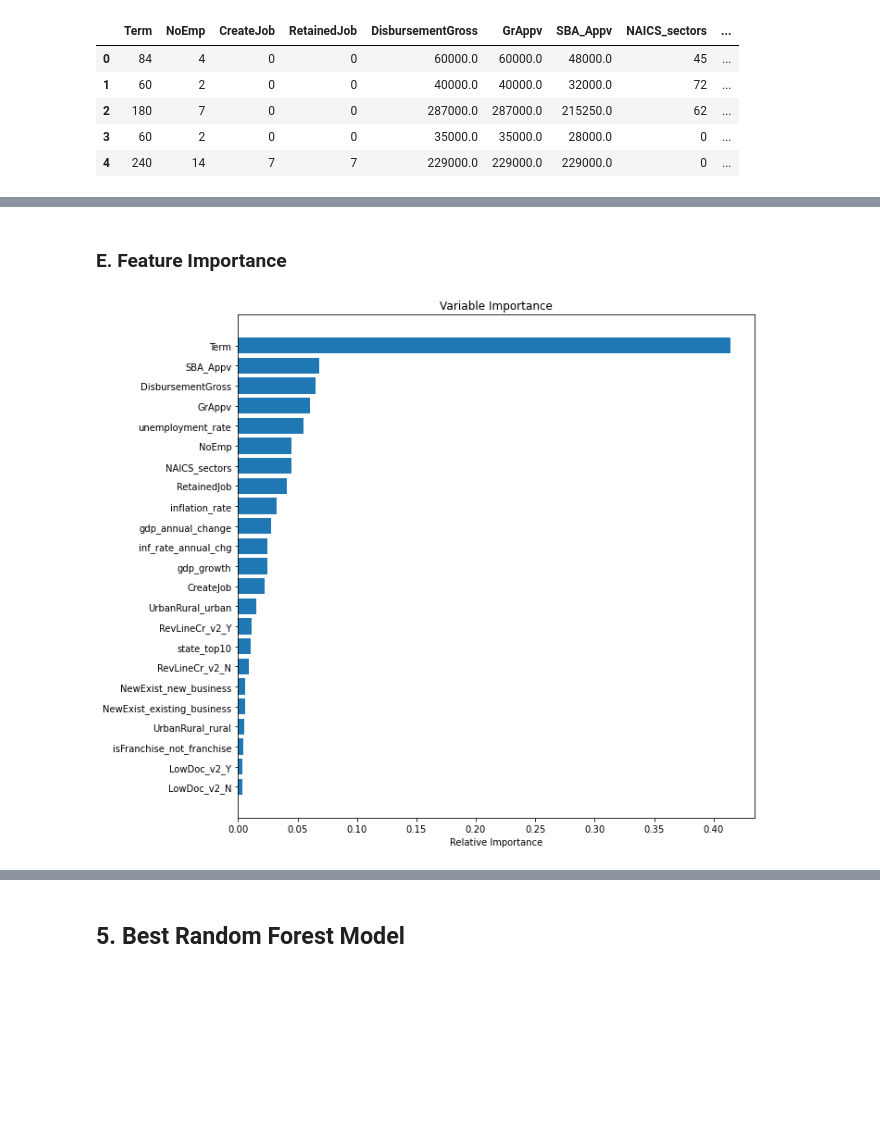
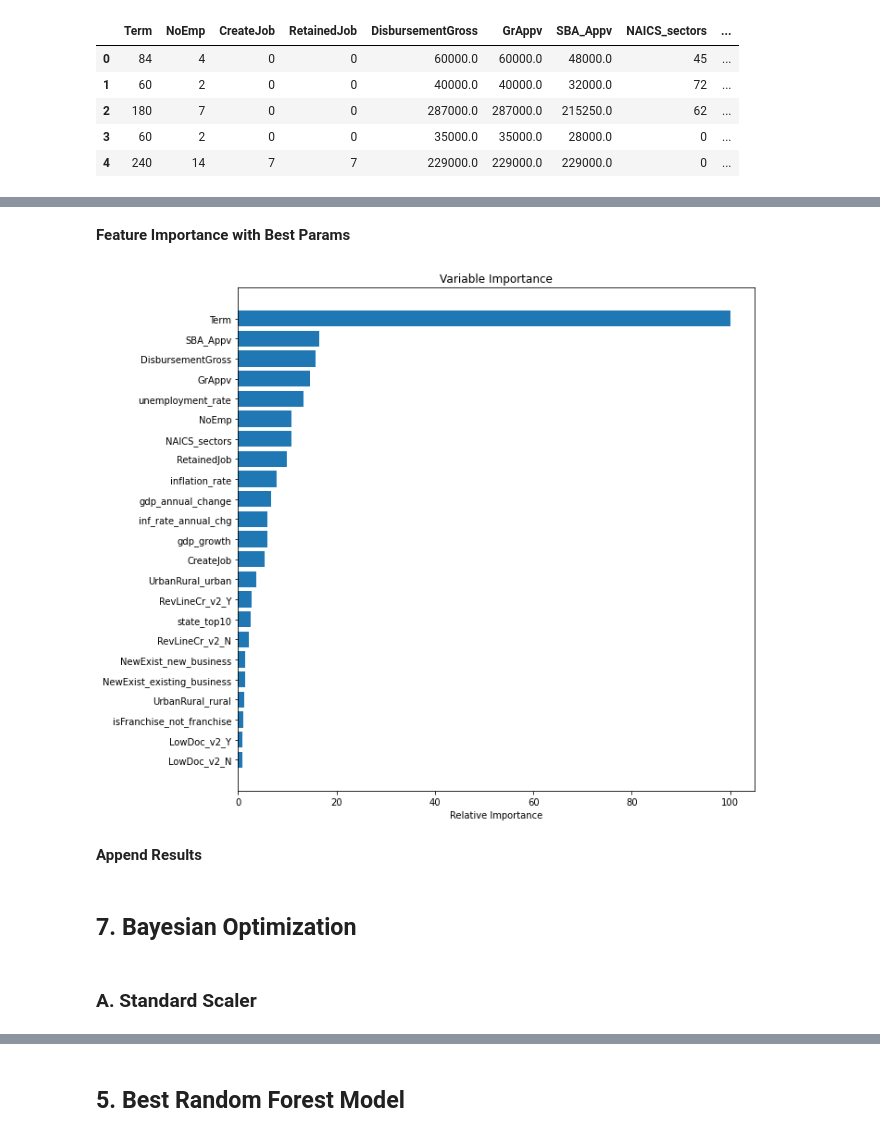
Before and after one commit to mitchellramsey/sba-hra-analysis, a Jupyter notebook: models/4.1_modeling_random_forest_mr_2022_0420.ipynb, the cells around one changed output, grey strips where cells are left out. Saved outputs shown, nothing was run; the diff lists cells and outputs as text; code cells hidden in the pictures; blank space fills up the shorter version.

```diff
--- a/models/4.1_modeling_random_forest_mr_2022_0420.ipynb
+++ b/models/4.1_modeling_random_forest_mr_2022_0420.ipynb
@@ -178,6 +227,0 @@ print(mcc)
-# %%
-param_grid = {
-    'criterion': ['gini', 'entropy'],
-    'max_depth': [20, None],
-    'max_features': ['auto', 'log2']
-}
@@ -215,0 +267,3 @@ rfc_rs_fp = createConfusionMatrix(y_test_rs, y_pred)
+# %%
+rfc_mod = RandomForestClassifier(**rfc_rs_best_params, random_state=42)
+metrics['auc'] = drawRocCurve(rfc_mod, X_train_rs, X_test_rs, y_train_rs, y_test_rs, mod_info)
@@ -216,7 +272,8 @@ rfc_rs_fp = createConfusionMatrix(y_test_rs, y_pred)
 # %% [markdown]
-### E. Feature Importance
+**Feature Importance with Best Params**
 # %%
-createFeatureImportanceChart(RandomForestClassifier, rfc_rs_best_params, features,
-                             X_train_rs, y_train_rs)
+createFeatureImportanceChart(rfc_mod, features, X_train_rs, y_train_rs)
 # %% [output]
-[figure, old version]
+[figure, new version]
+# %% [markdown]
+**Append Results**
@@ -222,0 +283,2 @@ createFeatureImportanceChart(RandomForestClassifier, rfc_rs_best_params, feature
+# %% [markdown]
+## 7. Bayesian Optimization
@@ -222,0 +296,2 @@ createFeatureImportanceChart(RandomForestClassifier, rfc_rs_best_params, feature
+# %% [markdown]
+### A. Standard Scaler
```
Also changed, not shown: parts of 99 cells of this notebook, 3 other files.
